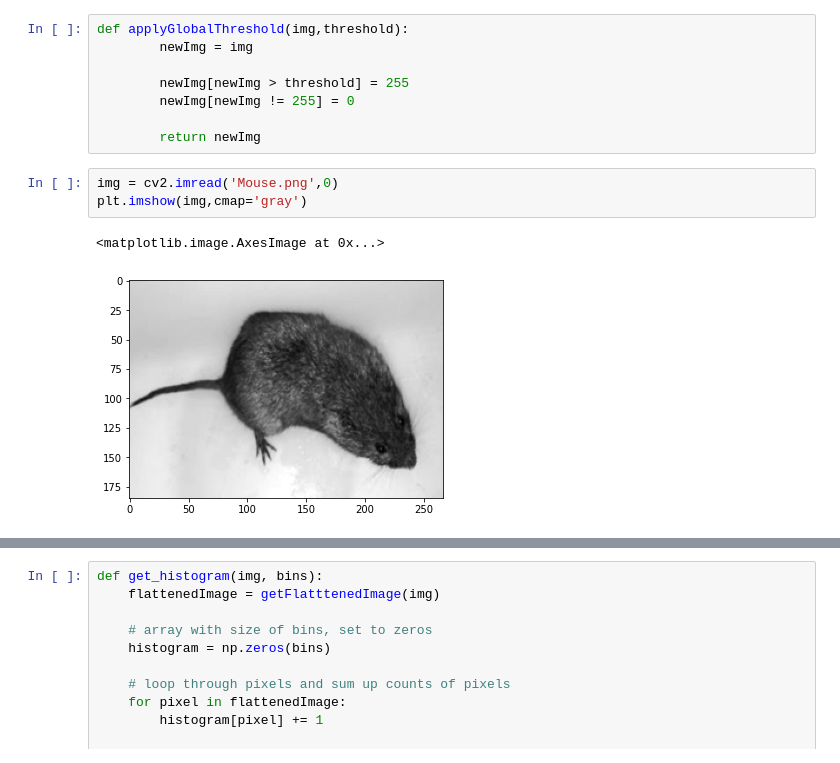
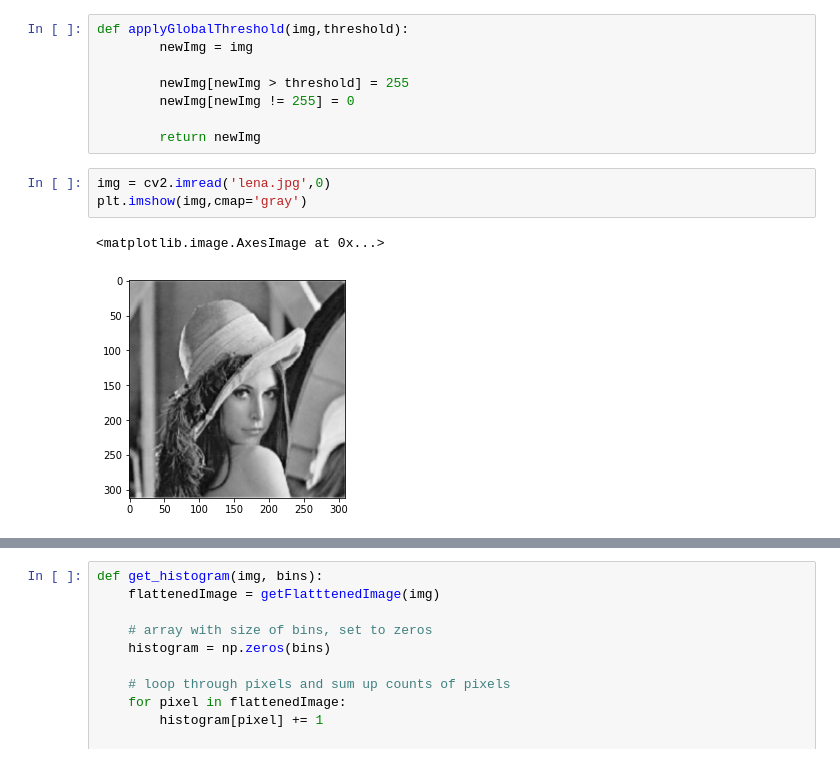
Before and after one commit to Zeyad-Amr/Photostudio, a Jupyter notebook: processing/functions.ipynb, the cells around one changed output, grey strips where cells are left out. Saved outputs shown, nothing was run; the diff lists cells and outputs as text.

```diff
--- a/processing/functions.ipynb
+++ b/processing/functions.ipynb
@@ -10,11 +24,11 @@ def applyGlobalThreshold(img,threshold):
 
         return newImg
 # %%
-img = cv2.imread('Mouse.png',0)
+img = cv2.imread('lena.jpg',0)
 plt.imshow(img,cmap='gray')
 # %% [output]
 <matplotlib.image.AxesImage at 0x...>
-[figure, old version]
+[figure, new version]
 # %%
 def getFlatttenedImage(img):
     img = np.asarray(img)
```
Also changed, not shown: parts of 5 cells of this notebook, 3 other files.
